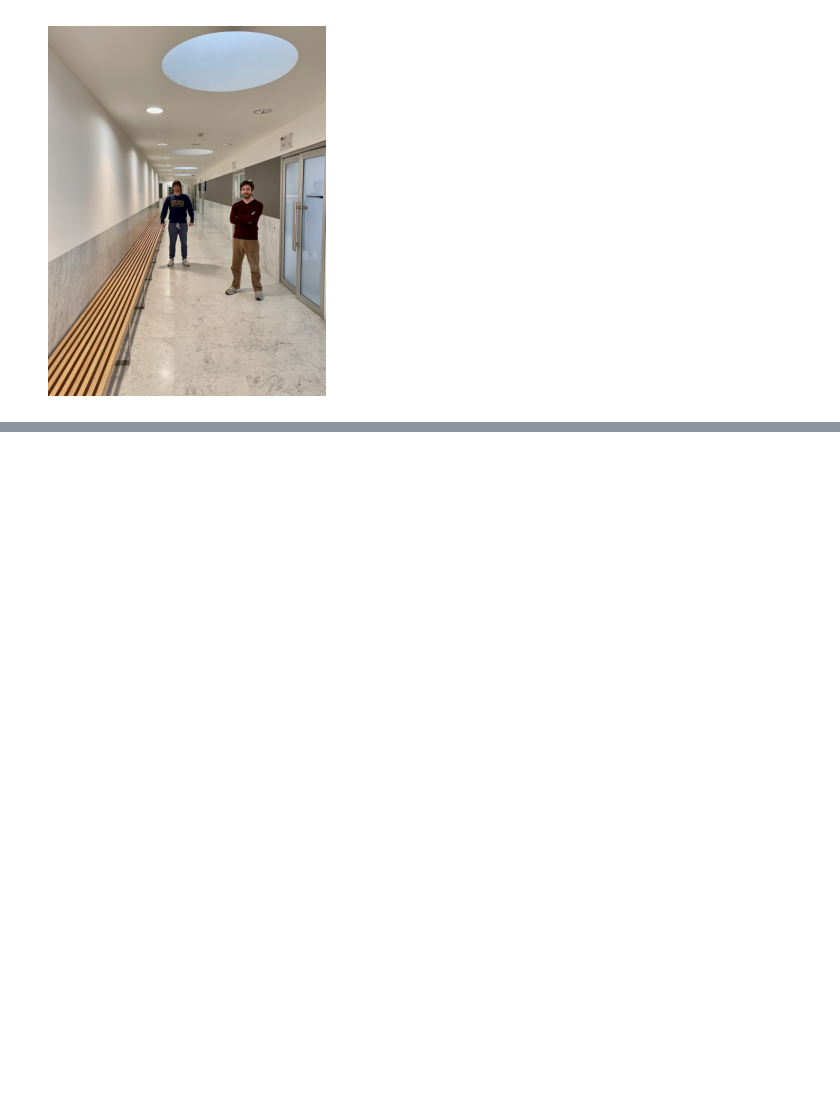
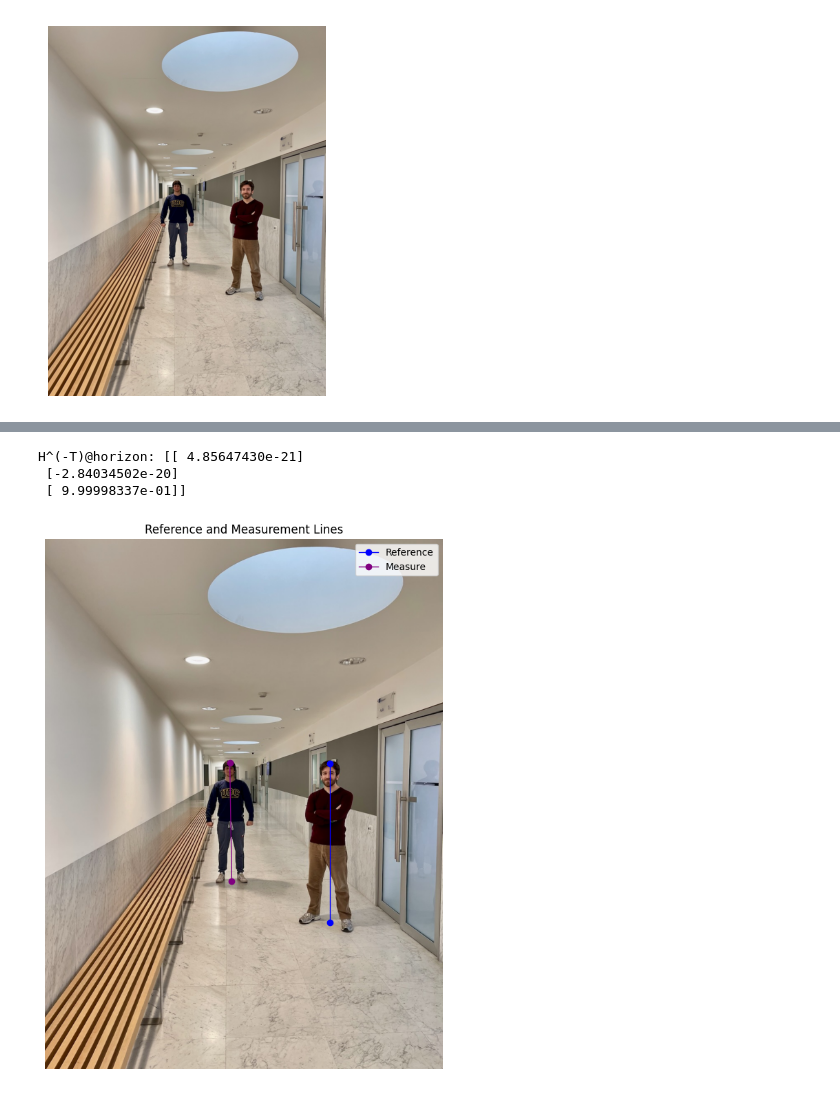
Before and after one commit to giacomo-ciro/projective-geometry-estimation, a Jupyter notebook: single-view-metrology/main.ipynb, the cells around one changed output, grey strips where cells are left out. Saved outputs shown, nothing was run; the diff lists cells and outputs as text; code cells hidden in the pictures; blank space fills up the shorter version.

```diff
--- a/single-view-metrology/main.ipynb
+++ b/single-view-metrology/main.ipynb
@@ -258,0 +227,40 @@ KeyboardInterrupt:
+# %%
+# Build the rectifying homography for the floor plane
+# Important: normalize the horizon line coefficients to regularize the homography
+horizon = horizon/np.linalg.norm(horizon)
+
+H = np.hstack([np.eye(2), np.zeros((2, 1))])
+H = np.vstack([H, horizon])
+H = H/H[-1, -1]
+
+# We can check that the horizon is now mapped to the canonical line at infinity
+print(f"H^(-T)@horizon: {np.linalg.inv(H).T@horizon.reshape((-1,1))}")
+# %% [output]
+H^(-T)@horizon: [[ 4.85647430e-21]
+ [-2.84034502e-20]
+ [ 9.99998337e-01]]
+# %%
+# Plot reference and measurement lines
+# Extract reference and measurement points from your annotations
+# For reference line (Line 4 in your annotations)
+ref_line = reference_lines[0]
+ref_top = np.array([ref_line[0][0], ref_line[0][1], 1])    # First point of reference line
+ref_bottom = np.array([ref_line[1][0], ref_line[1][1], 1]) # Second point of reference line
+
+# For measurement line
+measure_line = measure_lines[0]
+measure_top = np.array([measure_line[0][0], measure_line[0][1], 1])    # First point of measurement line
+measure_bottom = np.array([measure_line[1][0], measure_line[1][1], 1]) # Second point of measurement line
+
+plt.figure(figsize=(10, 10))
+plt.imshow(img)
+plt.plot([ref_top[0], ref_bottom[0]], [ref_top[1], ref_bottom[1]],
+         marker="o", label="Reference", linewidth=1, color='blue')
+plt.plot([measure_top[0], measure_bottom[0]], [measure_top[1], measure_bottom[1]],
+         marker="o", label="Measure", linewidth=1, color='purple')
+plt.legend()
+plt.title("Reference and Measurement Lines")
+plt.axis('off')
+plt.show()
+# %% [output]
+[figure, added]
```
Also changed, not shown: parts of 7 cells of this notebook.
